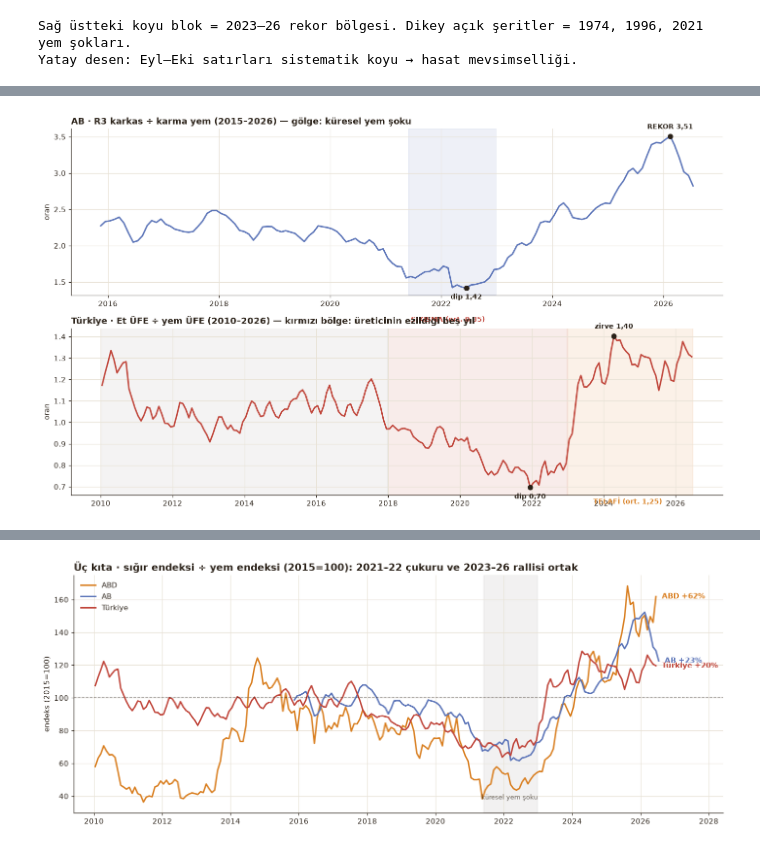
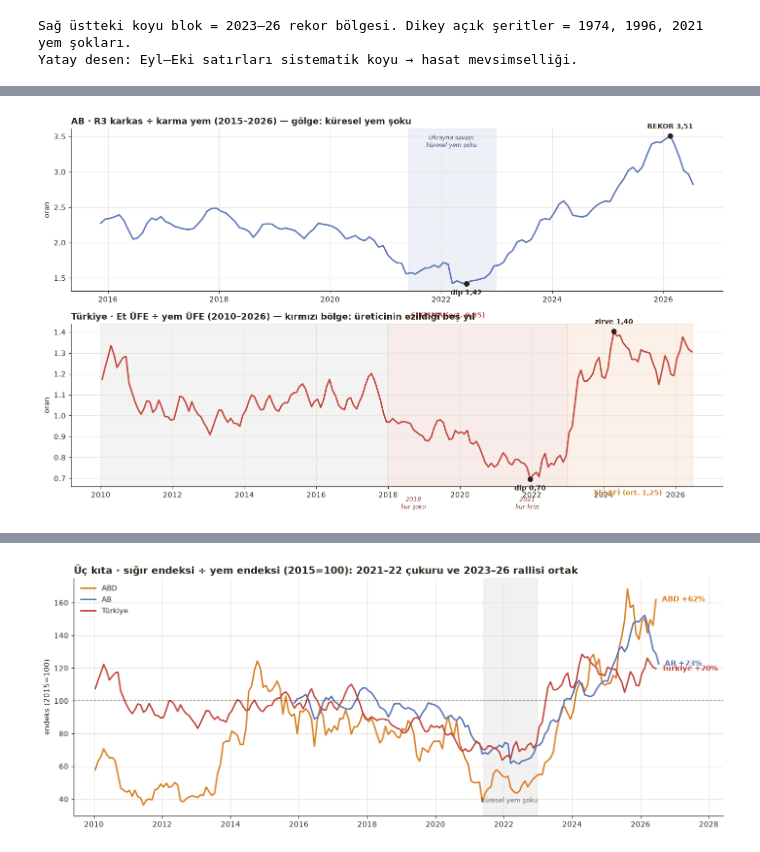
Before and after one commit to namikakmandev/namikakmandev.github.io, a Jupyter notebook: notes/parite-sigir-analiz.ipynb, the cells around one changed output, grey strips where cells are left out. Saved outputs shown, nothing was run; the diff lists cells and outputs as text; code cells hidden in the pictures.

```diff
--- a/notes/parite-sigir-analiz.ipynb
+++ b/notes/parite-sigir-analiz.ipynb
@@ -85,16 +93,23 @@ Ana grafik: şok dönemleri gölgeli, dip/zirveler işaretli, son değer vurgulu
 # 3 · ABD ANA GRAFİK — dönem gölgeleri + uç noktalar
 fig,ax=plt.subplots(figsize=(13,5.6))
 # şok bantları (olay takvimi, rapor Bölüm 4)
-bands=[('1972-06','1975-06','Tahıl şoku'),('1983-01','1984-06','PIK+kuraklık'),
-       ('1995-06','1996-12','Stok krizi'),('2007-09','2008-12','Gıda-yakıt'),
-       ('2012-06','2014-12','Kuraklık'),('2020-03','2022-12','Pandemi+savaş')]
+bands=[('1972-06','1975-06','Sovyet tahıl alımları\n+ petrol krizi'),
+       ('1983-01','1984-06','PIK programı\n+ kuraklık'),
+       ('1995-06','1996-12','Küresel tahıl\nstok krizi'),
+       ('2007-09','2008-12','Gıda-yakıt krizi\n(etanol)'),
+       ('2012-06','2014-12','Büyük Ovalar\nkuraklığı'),
+       ('2020-03','2022-12','Pandemi +\nUkrayna savaşı')]
 for a,b,lb in bands:
-    ax.axvspan(datetime(int(a[:4]),int(a[5:]),1),datetime(int(b[:4]),int(b[5:]),28),color=AMBER,alpha=.08)
+    x0=datetime(int(a[:4]),int(a[5:]),1); x1=datetime(int(b[:4]),int(b[5:]),28)
+    ax.axvspan(x0,x1,color=AMBER,alpha=.08)
+    xm=datetime(int(a[:4])+(int(b[:4])-int(a[:4]))//2,6,15)
+    ax.text(xm,0.315,lb,ha='center',va='top',fontsize=7.6,color='#7a5c33',
+            fontstyle='italic',linespacing=1.15)
 ax.plot(us_t,us_v,color=AMBER,lw=1.5,zorder=3)
 ax.fill_between(us_t,us_v,us_v.min(),color=AMBER,alpha=.06,zorder=2)
 ax.axhline(us_v.mean(),color=INK,ls='--',lw=1,alpha=.5)
 ax.text(us_t[3],us_v.mean()+.04,f'55 yıl ortalaması {us_v.mean():.2f}',fontsize=9,alpha=.7)
-marks=[('1974-12','dip 0,40',-14),('1987-08','1,75',10),('1996-05','dip 0,44',-14),
+marks=[('1974-12','dip 0,40',12),('1987-08','1,75',10),('1996-05','dip 0,44',12),
        ('2014-10','1,87',10),('2021-05','dip 0,58',-14),('2025-08','REKOR 2,54',10)]
 dm=dict(zip(us_m,us_v))
 for mm,lb,dy in marks:
@@ -107,6 +122,7 @@ ax.annotate(f'bugün {us_v[-1]:.2f}',(us_t[-1],us_v[-1]),textcoords='offset poin
             xytext=(-64,-6),fontsize=10,color=RED,fontweight='bold')
 ax.set_title('ABD · Sığır/mısır paritesi, 1971–2026 — gölgeler: küresel şok dönemleri',
              loc='left',fontsize=13,fontweight='bold')
+ax.set_ylim(0.16,2.72)
 ax.set_ylabel('parite (sığır ÜFE ÷ mısır ÜFE)')
 plt.tight_layout(); plt.show()
 # %% [output]
@@ -191,30 +210,34 @@ Yatay desen: Eyl–Eki satırları sistematik koyu → hasat mevsimselliği.
 # %%
 # 6 · AB + TR (dönem gölgeli ikili panel)
 fig,axs=plt.subplots(2,1,figsize=(13,7.6),sharex=False)
 ax=axs[0]
 ax.axvspan(datetime(2021,6,1),datetime(2022,12,28),color=BLUE,alpha=.10)
+ax.text(datetime(2022,3,10),3.35,'Ukrayna savaşı:\nküresel yem şoku',ha='center',fontsize=8,
+        color='#41537d',fontstyle='italic')
 ax.plot(eu_t,eu_v,color=BLUE,lw=2)
 de=dict(zip(eu_m,eu_v))
 for mm,lb,dy in [('2022-06','dip 1,42',-15),('2026-02','REKOR 3,51',10)]:
     x=datetime(int(mm[:4]),int(mm[5:]),15)
     ax.scatter([x],[de[mm]],s=40,color=INK,zorder=4)
     ax.annotate(lb,(x,de[mm]),textcoords='offset points',xytext=(0,dy),ha='center',fontsize=9,fontweight='bold')
 ax.set_title('AB · R3 karkas ÷ karma yem (2015–2026) — gölge: küresel yem şoku',loc='left',fontsize=12,fontweight='bold')
 ax.set_ylabel('oran')
 ax=axs[1]
 for a,b,c,al in [('2010-01','2017-12',INK,.05),('2018-01','2022-12',RED,.10),('2023-01','2026-06',AMBER,.10)]:
     ax.axvspan(datetime(int(a[:4]),int(a[5:]),1),datetime(int(b[:4]),int(b[5:]),28),color=c,alpha=al)
 ax.plot(tr_t,tr_v,color=RED,lw=2)
+for xm,lb in [(datetime(2018,9,15),'2018\nkur şoku'),(datetime(2021,11,15),'2021\nkur krizi')]:
+    ax.text(xm,0.545,lb,ha='center',va='bottom',fontsize=7.6,color='#8a3d36',fontstyle='italic')
 dt_=dict(zip(tr_m,tr_v))
 for mm,lb,dy in [('2021-12','dip 0,70',-15),('2024-04','zirve 1,40',10)]:
     x=datetime(int(mm[:4]),int(mm[5:]),15)
     ax.scatter([x],[dt_[mm]],s=40,color=INK,zorder=4)
     ax.annotate(lb,(x,dt_[mm]),textcoords='offset points',xytext=(0,dy),ha='center',fontsize=9,fontweight='bold')
 ax.text(datetime(2019,9,1),1.47,'SIKIŞMA (ort. 0,85)',fontsize=9,color=RED,fontweight='bold',ha='center')
 ax.text(datetime(2024,9,1),0.62,'TELAFİ (ort. 1,25)',fontsize=9,color=AMBER,fontweight='bold',ha='center')
 ax.set_title('Türkiye · Et ÜFE ÷ yem ÜFE (2010–2026) — kırmızı bölge: üreticinin ezildiği beş yıl',loc='left',fontsize=12,fontweight='bold')
 ax.set_ylabel('oran')
 plt.tight_layout(); plt.show()
 # %% [output]
-[figure, old version]
+[figure, new version]
 # %% [markdown]
```
Also changed, not shown: parts of 14 cells of this notebook, 1 other file.
